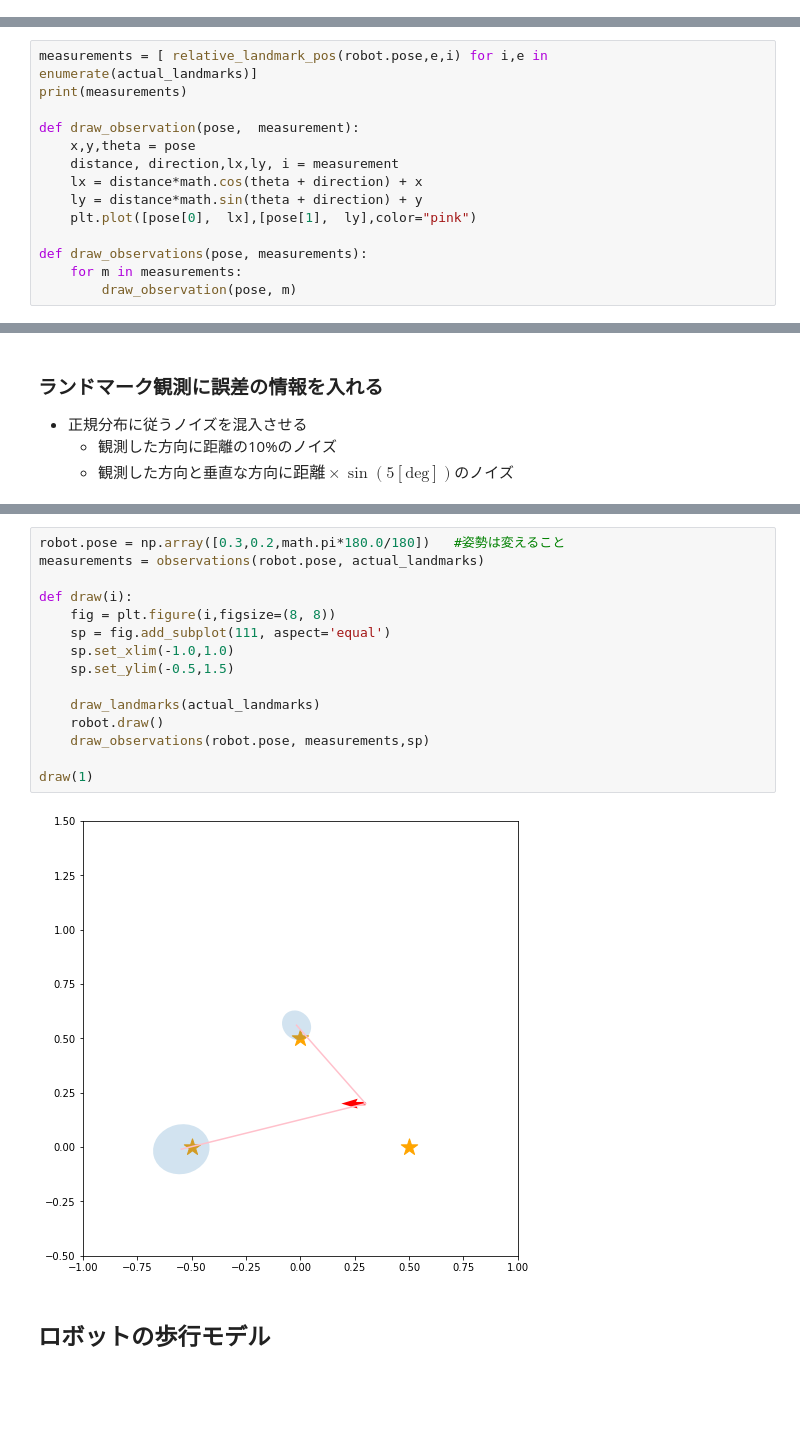
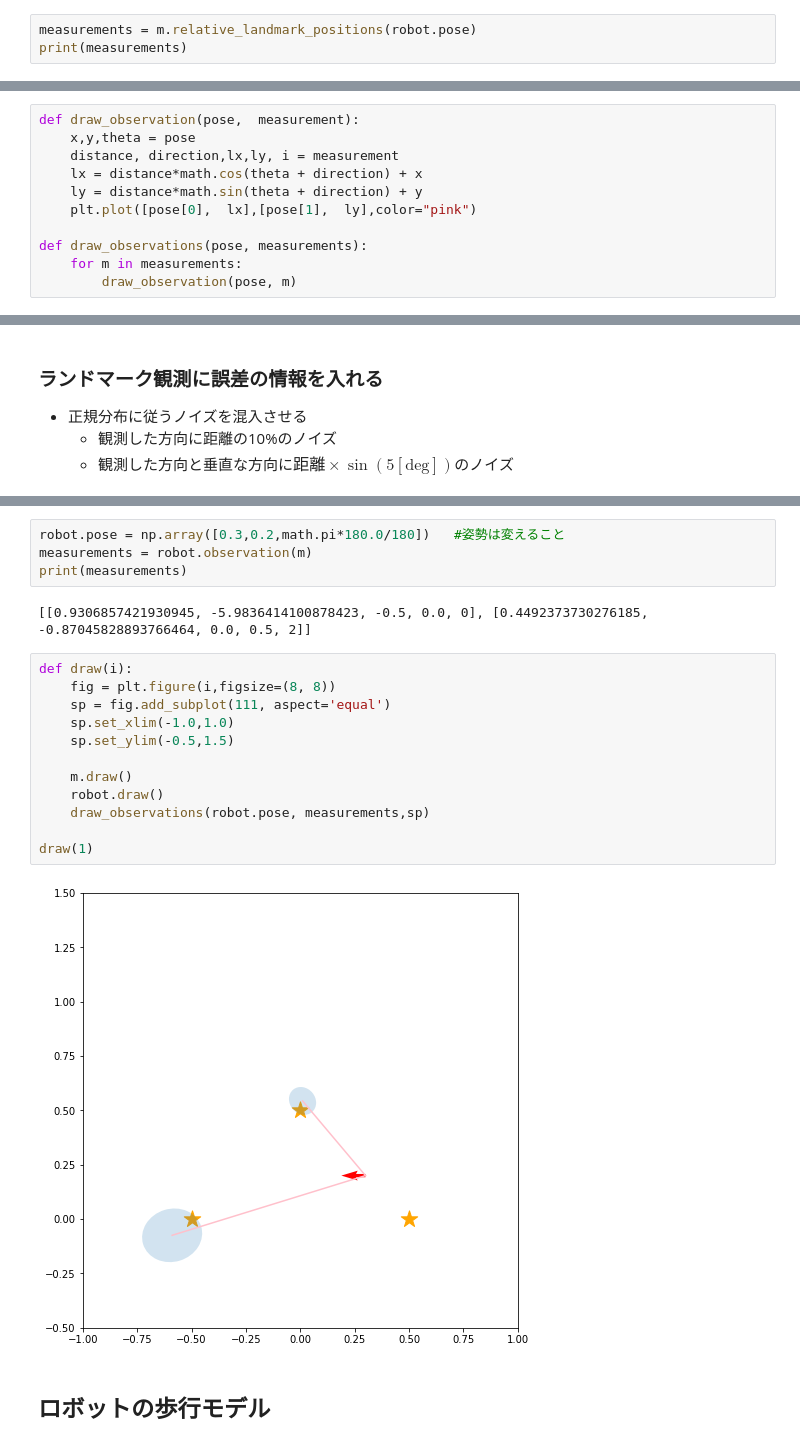
Before and after one commit to ryuichiueda/probrobo2017, a Jupyter notebook: 12.ipynb, the cells around one changed output, grey strips where cells are left out. Drawn from its saved outputs; the diff is of its cells as text; blank space fills up the shorter version.

```diff
--- a/12.ipynb
+++ b/12.ipynb
@@ -103,0 +161,3 @@ def relative_landmark_pos(pose,landmark,i):
+# %%
+measurements = m.relative_landmark_positions(robot.pose)
+print(measurements)
@@ -104,7 +166,4 @@ def relative_landmark_pos(pose,landmark,i):
 # %%
-measurements = [ relative_landmark_pos(robot.pose,e,i) for i,e in enumerate(actual_landmarks)]
-print(measurements)
-
 def draw_observation(pose,  measurement):
     x,y,theta = pose
     distance, direction,lx,ly, i = measurement
@@ -176,23 +219,26 @@ def draw_observation(pose,  measurement,sp):
 def draw_observations(pose, measurements,sp):
     for m in measurements:
         draw_observation(pose, m, sp)
+# %%
+robot.pose = np.array([0.3,0.2,math.pi*180.0/180])   #姿勢は変えること
+measurements = robot.observation(m)
+print(measurements)
+# %% [output]
+[[0.9306857421930945, -5.9836414100878423, -0.5, 0.0, 0], [0.4492373730276185, -0.87045828893766464, 0.0, 0.5, 2]]
 # %%
-robot.pose = np.array([0.3,0.2,math.pi*180.0/180])   #姿勢は変えること
-measurements = observations(robot.pose, actual_landmarks)
-
 def draw(i):
     fig = plt.figure(i,figsize=(8, 8))
     sp = fig.add_subplot(111, aspect='equal')
     sp.set_xlim(-1.0,1.0)
     sp.set_ylim(-0.5,1.5)
 
-    draw_landmarks(actual_landmarks)
+    m.draw()
     robot.draw()
     draw_observations(robot.pose, measurements,sp)
 
 draw(1)
 # %% [output]
-[figure, old version]
+[figure, new version]
 # %% [markdown]
 ## ロボットの歩行モデル
 # %%
```
Also changed, not shown: parts of 13 cells of this notebook.
